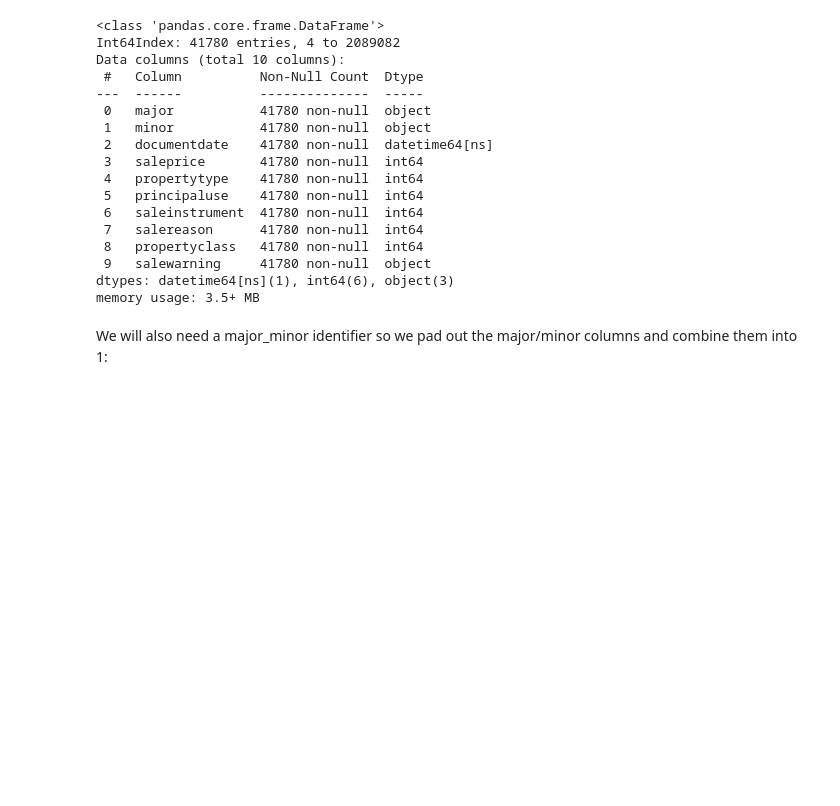
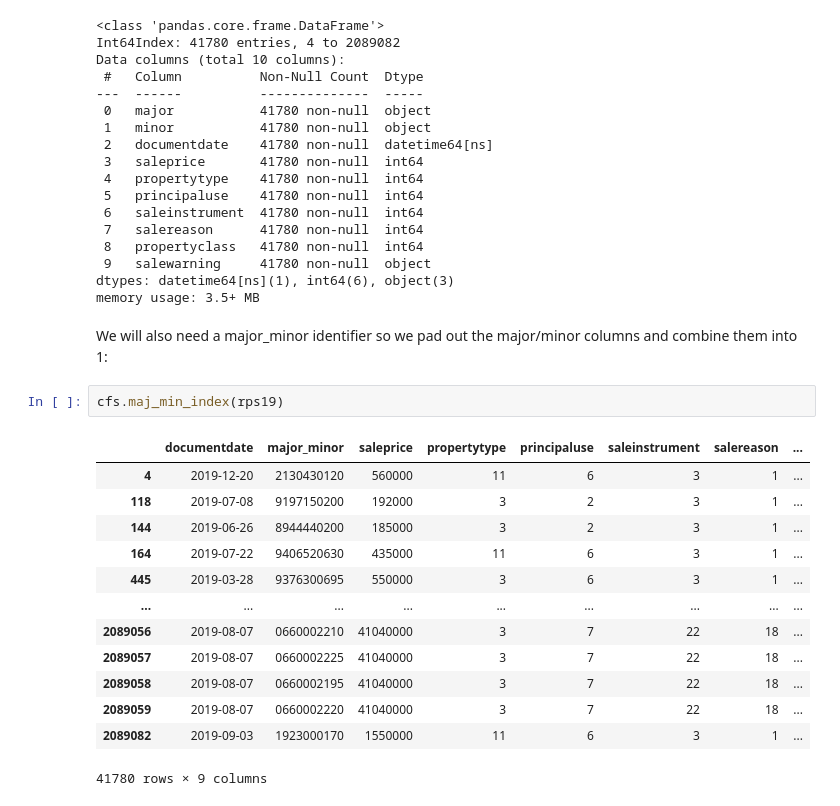
Before and after one commit to lecritch/king_county_housing_prices_linear_regression, a Jupyter notebook: exploratory/data_vis_LC.ipynb, the cells around one changed output. Saved outputs shown, nothing was run; the diff lists cells and outputs as text; blank space fills up the shorter version.

```diff
--- a/exploratory/data_vis_LC.ipynb
+++ b/exploratory/data_vis_LC.ipynb
@@ -199,3 +199,19 @@ dtypes: datetime64[ns](1), int64(6), object(3)
 memory usage: 3.5+ MB
 # %% [markdown]
 We will also need a major_minor identifier so we pad out the major/minor columns and combine them into 1:
+# %%
+cfs.maj_min_index(rps19)
+# %% [output]
+|  | documentdate | major_minor | saleprice | propertytype | principaluse | saleinstrument | salereason | ... |
+| 4 | 2019-12-20 | 2130430120 | 560000 | 11 | 6 | 3 | 1 | ... |
+| 118 | 2019-07-08 | 9197150200 | 192000 | 3 | 2 | 3 | 1 | ... |
+| 144 | 2019-06-26 | 8944440200 | 185000 | 3 | 2 | 3 | 1 | ... |
+| 164 | 2019-07-22 | 9406520630 | 435000 | 11 | 6 | 3 | 1 | ... |
+| 445 | 2019-03-28 | 9376300695 | 550000 | 3 | 6 | 3 | 1 | ... |
+| ... | ... | ... | ... | ... | ... | ... | ... | ... |
+| 2089056 | 2019-08-07 | 0660002210 | 41040000 | 3 | 7 | 22 | 18 | ... |
+| 2089057 | 2019-08-07 | 0660002225 | 41040000 | 3 | 7 | 22 | 18 | ... |
+| 2089058 | 2019-08-07 | 0660002195 | 41040000 | 3 | 7 | 22 | 18 | ... |
+| 2089059 | 2019-08-07 | 0660002220 | 41040000 | 3 | 7 | 22 | 18 | ... |
+| 2089082 | 2019-09-03 | 1923000170 | 1550000 | 11 | 6 | 3 | 1 | ... |
+41780 rows × 9 columns
```
Also changed, not shown: 2 other files.
